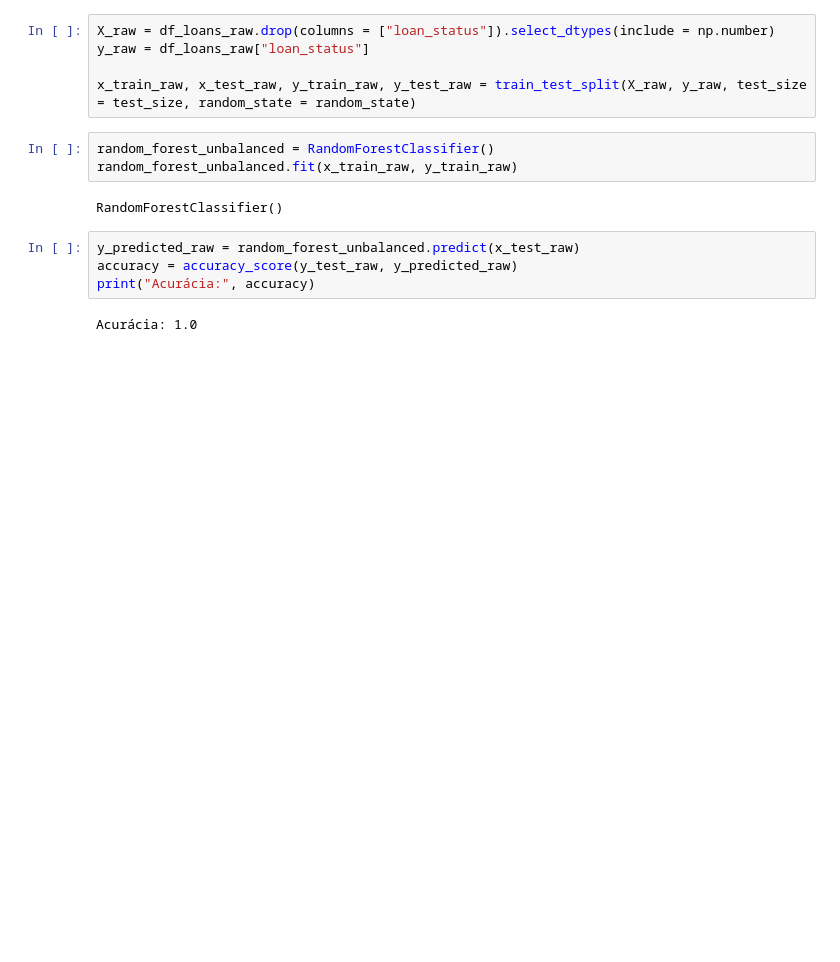
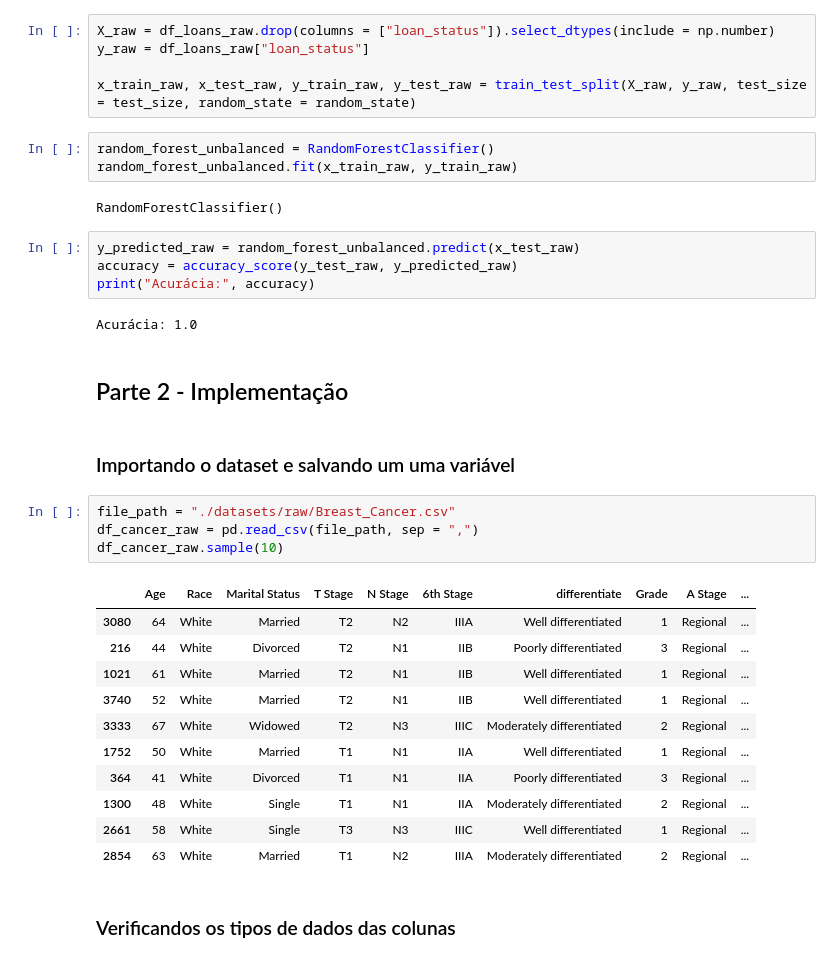
Before and after one commit to igorssant/treinamento-python-IA-CEPEDI, a Jupyter notebook: desafio-5/main.ipynb, the cells around one changed output. Drawn from its saved outputs; the diff is of its cells as text; blank space fills up the shorter version.

```diff
--- a/desafio-5/main.ipynb
+++ b/desafio-5/main.ipynb
@@ -391,3 +390,25 @@ accuracy = accuracy_score(y_test_raw, y_predicted_raw)
 print("Acurácia:", accuracy)
 # %% [output]
 Acurácia: 1.0
+# %% [markdown]
+## Parte 2 - Implementação
+# %% [markdown]
+### Importando o dataset e salvando um uma variável
+# %%
+file_path = "./datasets/raw/Breast_Cancer.csv"
+df_cancer_raw = pd.read_csv(file_path, sep = ",")
+df_cancer_raw.sample(10)
+# %% [output]
+|  | Age | Race | Marital Status | T Stage | N Stage | 6th Stage | differentiate | Grade | A Stage | ... |
+| 3080 | 64 | White | Married | T2 | N2 | IIIA | Well differentiated | 1 | Regional | ... |
+| 216 | 44 | White | Divorced | T2 | N1 | IIB | Poorly differentiated | 3 | Regional | ... |
+| 1021 | 61 | White | Married | T2 | N1 | IIB | Well differentiated | 1 | Regional | ... |
+| 3740 | 52 | White | Married | T2 | N1 | IIB | Well differentiated | 1 | Regional | ... |
+| 3333 | 67 | White | Widowed | T2 | N3 | IIIC | Moderately differentiated | 2 | Regional | ... |
+| 1752 | 50 | White | Married | T1 | N1 | IIA | Well differentiated | 1 | Regional | ... |
+| 364 | 41 | White | Divorced | T1 | N1 | IIA | Poorly differentiated | 3 | Regional | ... |
+| 1300 | 48 | White | Single | T1 | N1 | IIA | Moderately differentiated | 2 | Regional | ... |
+| 2661 | 58 | White | Single | T3 | N3 | IIIC | Well differentiated | 1 | Regional | ... |
+| 2854 | 63 | White | Married | T1 | N2 | IIIA | Moderately differentiated | 2 | Regional | ... |
+# %% [markdown]
+### Verificandos os tipos de dados das colunas
```
Also changed, not shown: parts of 43 cells of this notebook, 2 other files.
